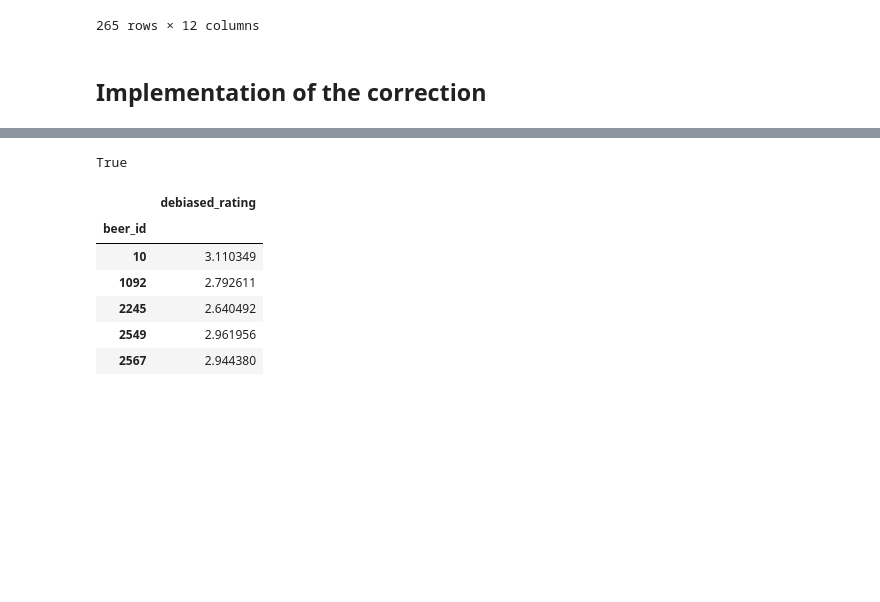
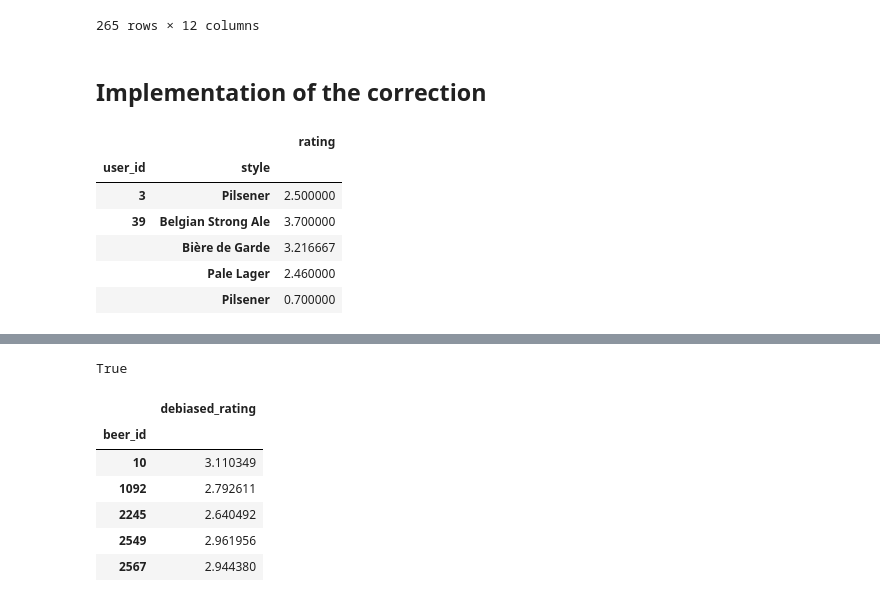
Before and after one commit to epfl-ada/ada-2022-project-hotchocolate, a Jupyter notebook: P3_Auriane_WIP.ipynb, the cells around one changed output, grey strips where cells are left out. Saved outputs shown, nothing was run; the diff lists cells and outputs as text; code cells hidden in the pictures; blank space fills up the shorter version.

```diff
--- a/P3_Auriane_WIP.ipynb
+++ b/P3_Auriane_WIP.ipynb
@@ -829,10 +829,18 @@ top_ranked_rb_country
 # %% [markdown]
 ## Implementation of the correction
 # %%
-groupedratings=smallrating.groupby(["user_id","style"]).rating.mean() #We group the ratings by users and style and return the mean ratings of each user for each style tried
+groupedratings=small_rating.groupby(["user_id","style"]).rating.mean() #We group the ratings by users and style and return the mean ratings of each user for each style tried
 df_groupedratings=groupedratings.to_frame()
 groupedindexlist=df_groupedratings.index.values.tolist() #we create a list of the user, style couples
 df_groupedratings.head()
+# %% [output]
+|  |  | rating |
+| user_id | style |  |
+| 3 | Pilsener | 2.500000 |
+| 39 | Belgian Strong Ale | 3.700000 |
+|  | Bière de Garde | 3.216667 |
+|  | Pale Lager | 2.460000 |
+|  | Pilsener | 0.700000 |
 # %%
 #We notice that there is a typo in one of the style in Beer rating. We correct it
 df_rb_beer_wrating['style'] = df_rb_beer_wrating['style'].replace(['American Strong Ale '], 'American Strong Ale')
```
Also changed, not shown: parts of 10 cells of this notebook.
